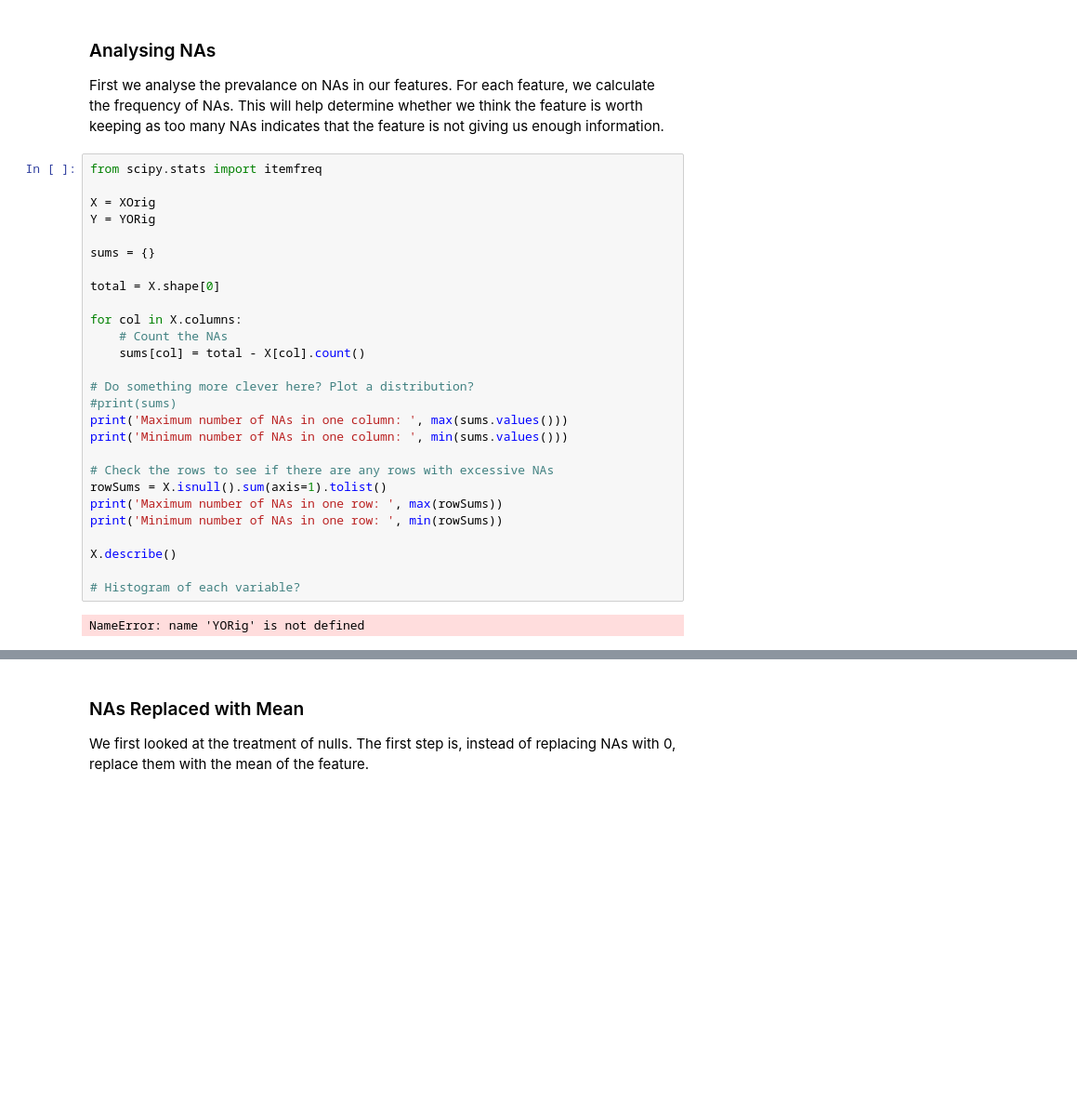
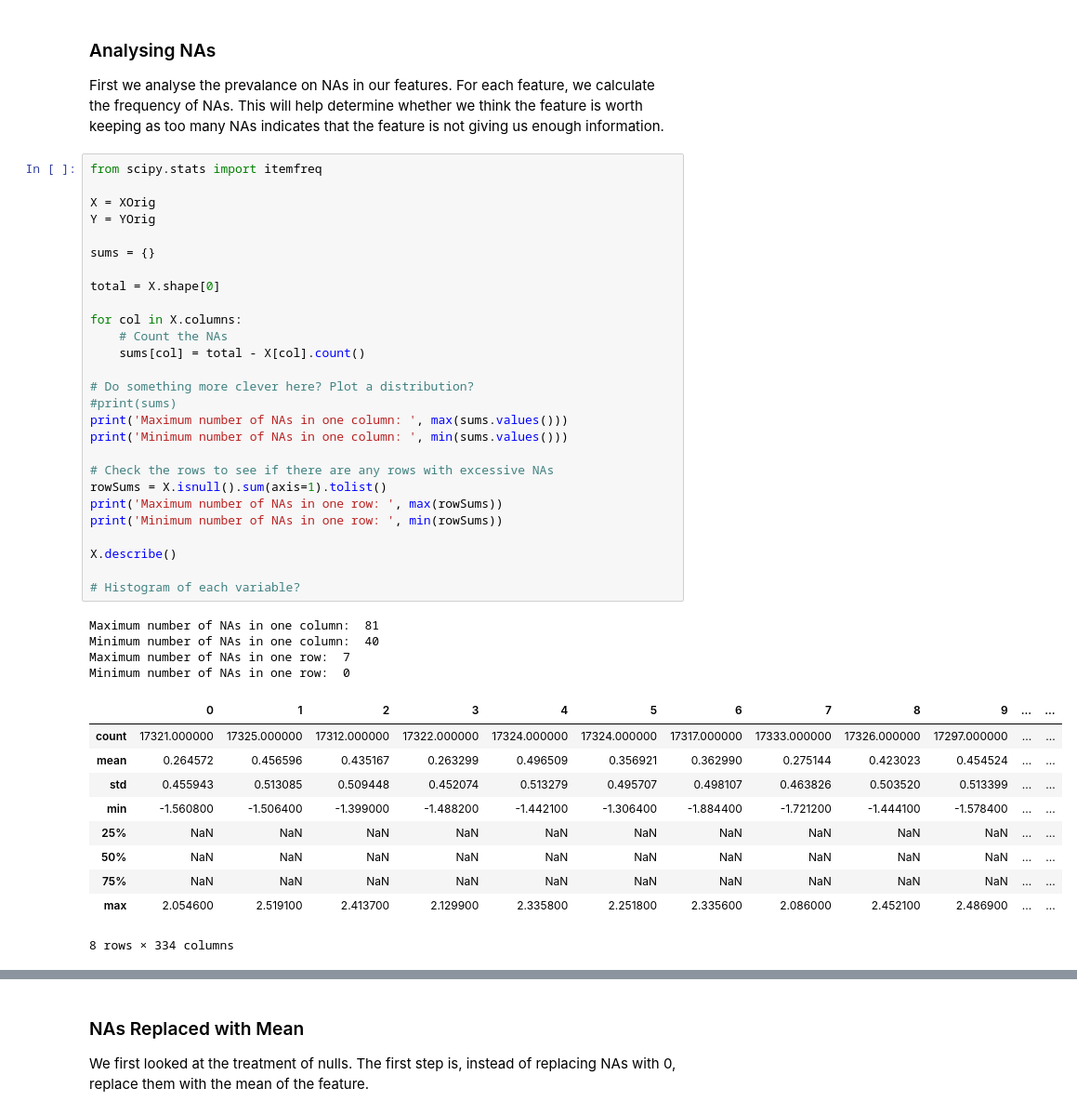
Before and after one commit to rabjohnston/E81HW3, a Jupyter notebook: HW3.ipynb, the cells around one changed output, grey strips where cells are left out. Shown: that part at 93% size. Cells and saved outputs as stored; diff of their text form; blank space fills up the shorter version.

```diff
--- a/HW3.ipynb
+++ b/HW3.ipynb
@@ -108,32 +108,45 @@ First we analyse the prevalance on NAs in our features. For each feature, we cal
 # %%
 from scipy.stats import itemfreq
 
 X = XOrig
-Y = YORig
+Y = YOrig
 
 sums = {}
 
 total = X.shape[0]
 
 for col in X.columns:
     # Count the NAs
     sums[col] = total - X[col].count()
 
 # Do something more clever here? Plot a distribution?
 #print(sums)
 print('Maximum number of NAs in one column: ', max(sums.values()))
 print('Minimum number of NAs in one column: ', min(sums.values()))
 
 # Check the rows to see if there are any rows with excessive NAs
 rowSums = X.isnull().sum(axis=1).tolist()
 print('Maximum number of NAs in one row: ', max(rowSums))
 print('Minimum number of NAs in one row: ', min(rowSums))
 
 X.describe()
 
 # Histogram of each variable?
 # %% [output]
-NameError: name 'YORig' is not defined
+Maximum number of NAs in one column:  81
+Minimum number of NAs in one column:  40
+Maximum number of NAs in one row:  7
+Minimum number of NAs in one row:  0
+|  | 0 | 1 | 2 | 3 | 4 | 5 | 6 | 7 | 8 | 9 | ... | ... |
+| count | 17321.000000 | 17325.000000 | 17312.000000 | 17322.000000 | 17324.000000 | 17324.000000 | 17317.000000 | 17333.000000 | 17326.000000 | 17297.000000 | ... | ... |
+| mean | 0.264572 | 0.456596 | 0.435167 | 0.263299 | 0.496509 | 0.356921 | 0.362990 | 0.275144 | 0.423023 | 0.454524 | ... | ... |
+| std | 0.455943 | 0.513085 | 0.509448 | 0.452074 | 0.513279 | 0.495707 | 0.498107 | 0.463826 | 0.503520 | 0.513399 | ... | ... |
+| min | -1.560800 | -1.506400 | -1.399000 | -1.488200 | -1.442100 | -1.306400 | -1.884400 | -1.721200 | -1.444100 | -1.578400 | ... | ... |
+| 25% | NaN | NaN | NaN | NaN | NaN | NaN | NaN | NaN | NaN | NaN | ... | ... |
+| 50% | NaN | NaN | NaN | NaN | NaN | NaN | NaN | NaN | NaN | NaN | ... | ... |
+| 75% | NaN | NaN | NaN | NaN | NaN | NaN | NaN | NaN | NaN | NaN | ... | ... |
+| max | 2.054600 | 2.519100 | 2.413700 | 2.129900 | 2.335800 | 2.251800 | 2.335600 | 2.086000 | 2.452100 | 2.486900 | ... | ... |
+8 rows × 334 columns
 # %%
 # What's the distribution of outcomes?
 print('\nDistribution of truth values.')
```
Also changed, not shown: parts of 6 cells of this notebook, 1 other file.
